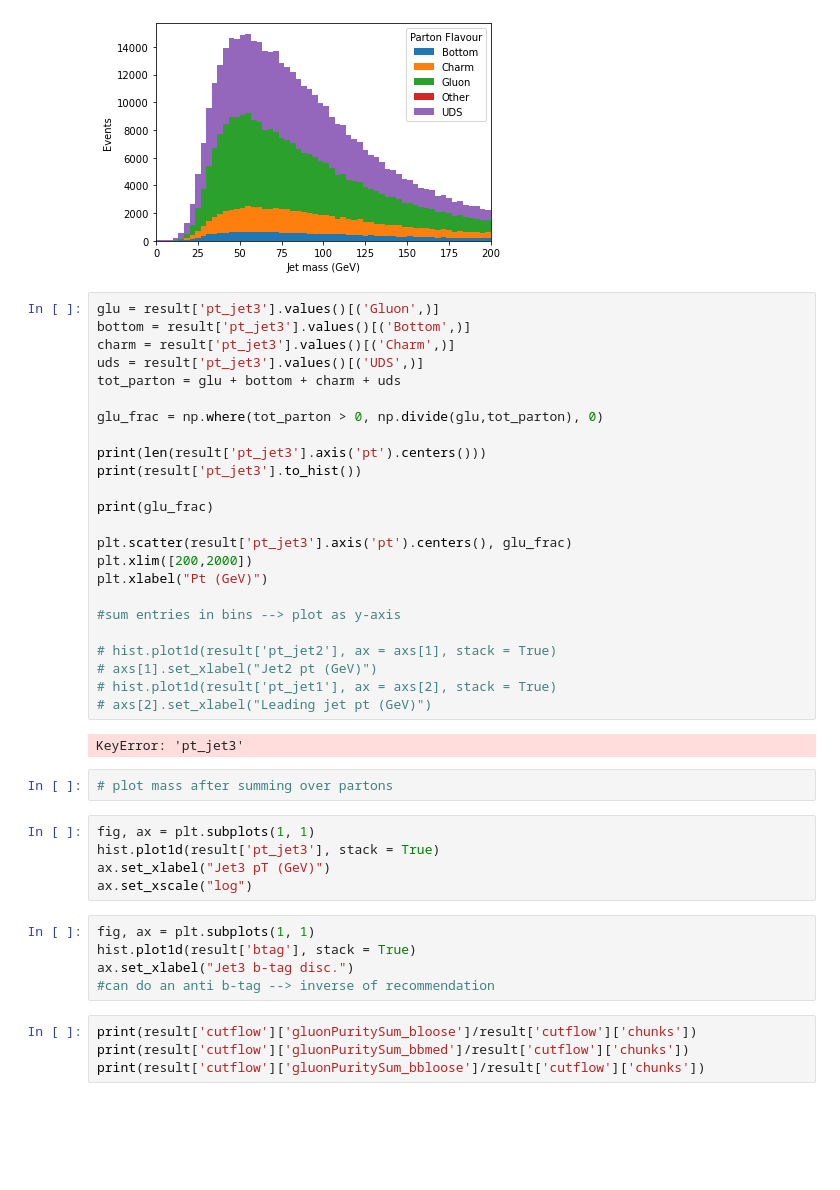
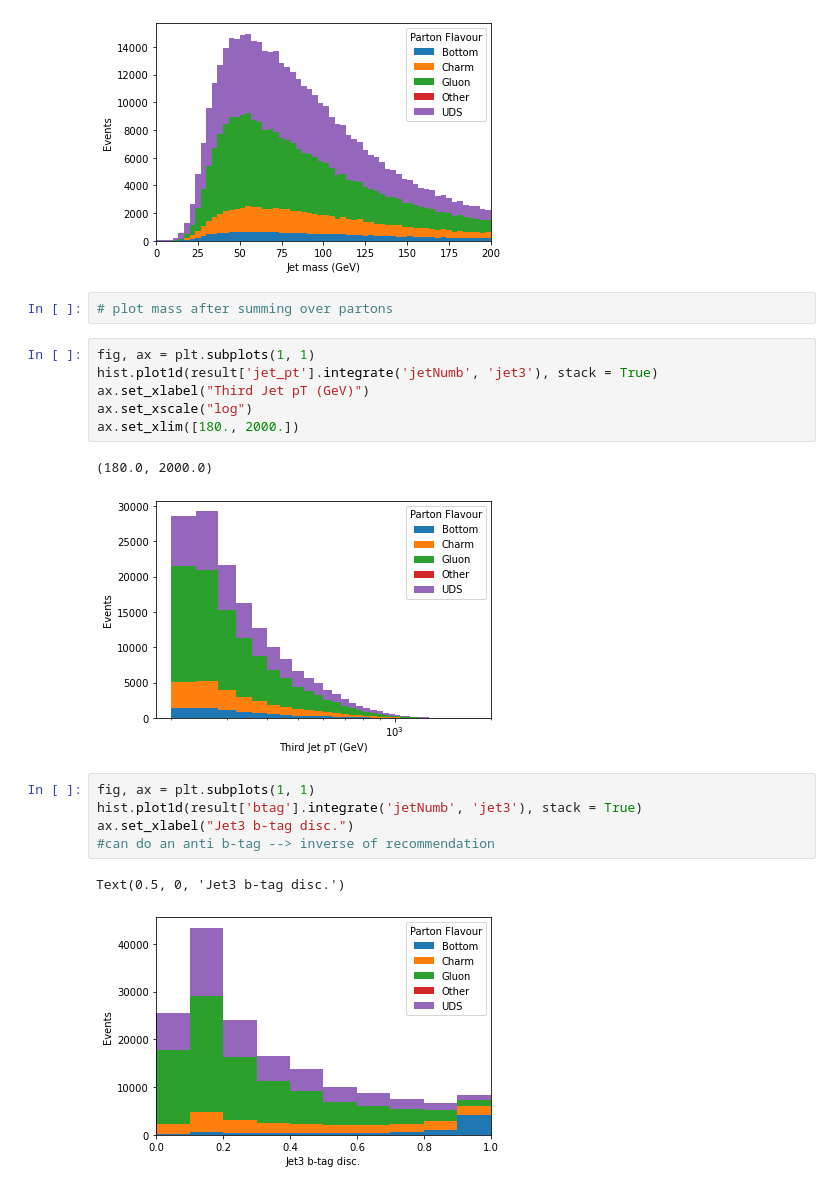
Before and after one commit to laurenhay/GluonJetMass, a Jupyter notebook: TrijetSelection_studies.ipynb, the cells around one changed output. Saved outputs shown, nothing was run; the diff lists cells and outputs as text; blank space fills up the shorter version.

```diff
--- a/TrijetSelection_studies.ipynb
+++ b/TrijetSelection_studies.ipynb
@@ -521,47 +544,24 @@ plt.xlabel("Jet mass (GeV)")
 <Hist (partonFlav,mass) instance at 0x...>
 Text(0.5, 0, 'Jet mass (GeV)')
 [figure]
-# %%
-glu = result['pt_jet3'].values()[('Gluon',)]
-bottom = result['pt_jet3'].values()[('Bottom',)]
-charm = result['pt_jet3'].values()[('Charm',)]
-uds = result['pt_jet3'].values()[('UDS',)]
-tot_parton = glu + bottom + charm + uds
-
-glu_frac = np.where(tot_parton > 0, np.divide(glu,tot_parton), 0)
-
-print(len(result['pt_jet3'].axis('pt').centers()))
-print(result['pt_jet3'].to_hist())
-
-print(glu_frac)
-
-plt.scatter(result['pt_jet3'].axis('pt').centers(), glu_frac)
-plt.xlim([200,2000])
-plt.xlabel("Pt (GeV)")
-
-#sum entries in bins --> plot as y-axis
-
-# hist.plot1d(result['pt_jet2'], ax = axs[1], stack = True)
-# axs[1].set_xlabel("Jet2 pt (GeV)")
-# hist.plot1d(result['pt_jet1'], ax = axs[2], stack = True)
-# axs[2].set_xlabel("Leading jet pt (GeV)")
-# %% [output]
-KeyError: 'pt_jet3'
 # %%
 # plot mass after summing over partons
 # %%
 fig, ax = plt.subplots(1, 1)
-hist.plot1d(result['pt_jet3'], stack = True)
-ax.set_xlabel("Jet3 pT (GeV)")
+hist.plot1d(result['jet_pt'].integrate('jetNumb', 'jet3'), stack = True)
+ax.set_xlabel("Third Jet pT (GeV)")
 ax.set_xscale("log")
+ax.set_xlim([180., 2000.])
+# %% [output]
+(180.0, 2000.0)
+[figure, added]
 # %%
 fig, ax = plt.subplots(1, 1)
-hist.plot1d(result['btag'], stack = True)
+hist.plot1d(result['btag'].integrate('jetNumb', 'jet3'), stack = True)
 ax.set_xlabel("Jet3 b-tag disc.")
 #can do an anti b-tag --> inverse of recommendation
+# %% [output]
+Text(0.5, 0, 'Jet3 b-tag disc.')
+[figure, added]
-# %%
-print(result['cutflow']['gluonPuritySum_bloose']/result['cutflow']['chunks'])
-print(result['cutflow']['gluonPuritySum_bbmed']/result['cutflow']['chunks'])
-print(result['cutflow']['gluonPuritySum_bbloose']/result['cutflow']['chunks'])
 # %%
 print(result['cutflow']['nGluonJets'])
```
Also changed, not shown: parts of 7 cells of this notebook, 7 other files.
